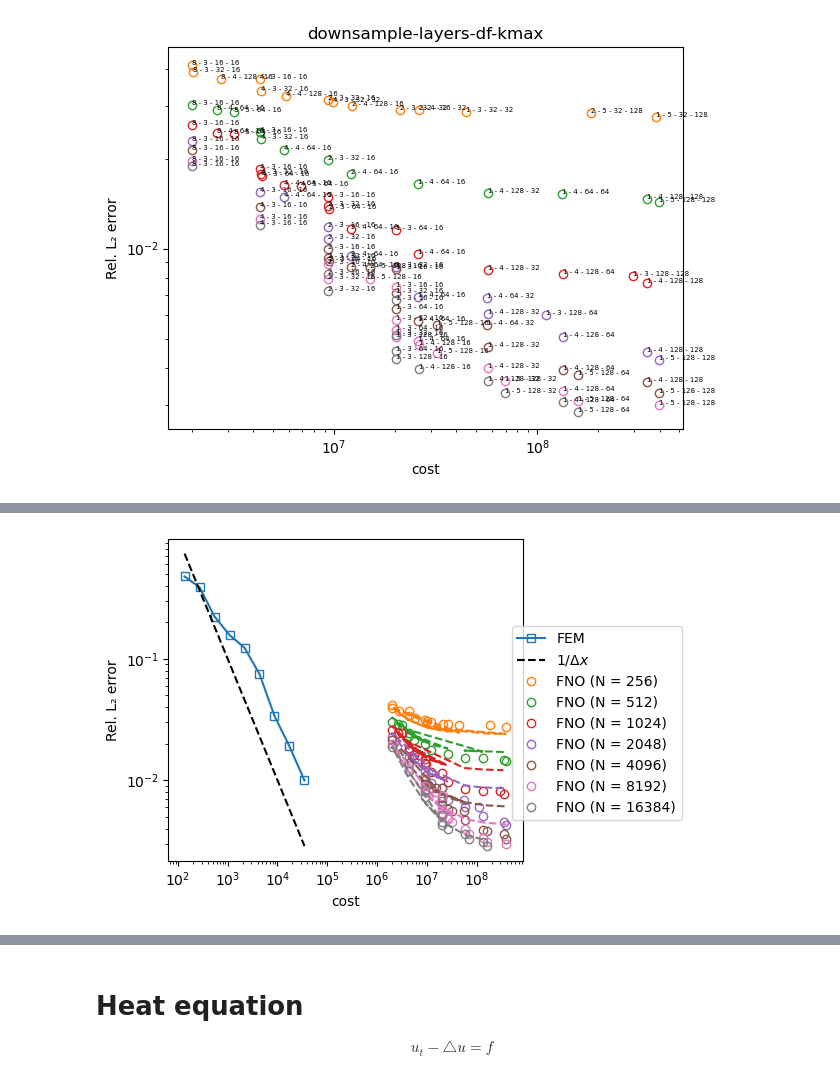
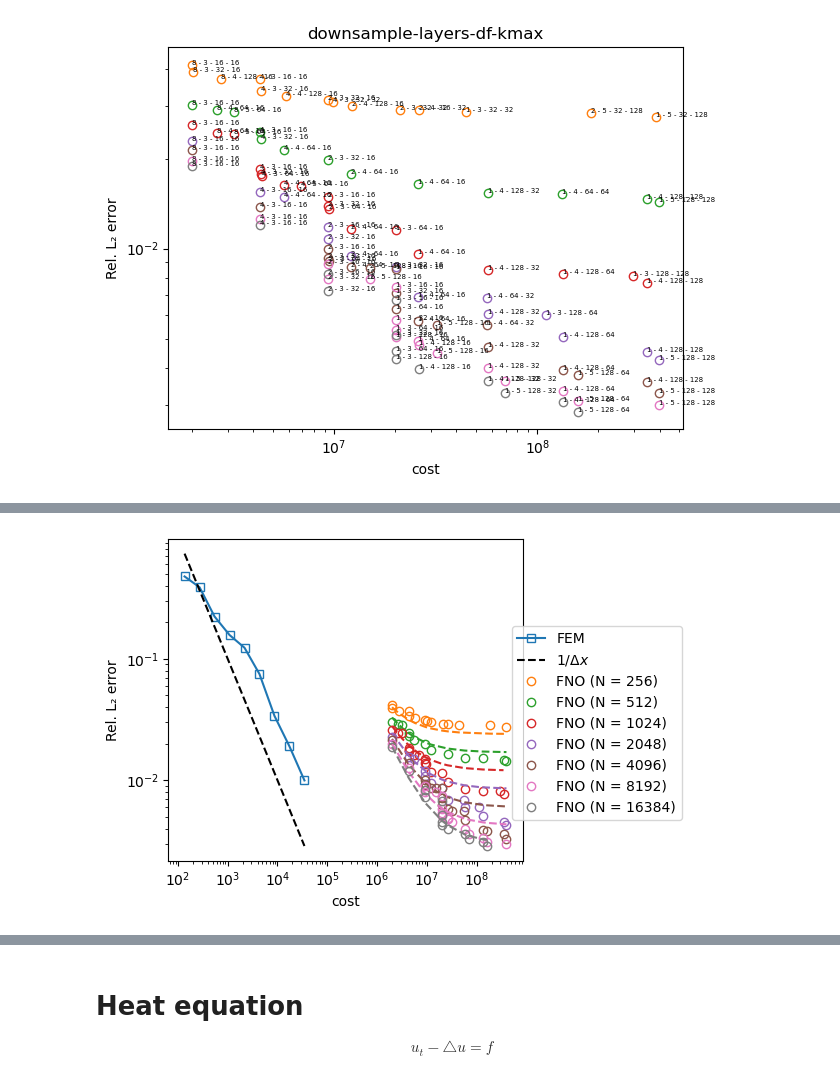
Before and after one commit to PKU-CMEGroup/NeuralOperator, a Jupyter notebook: eq1d/eq1d_na.ipynb, the cells around one changed output, grey strips where cells are left out. Saved outputs shown, nothing was run; the diff lists cells and outputs as text; code cells hidden in the pictures.

```diff
--- a/eq1d/eq1d_na.ipynb
+++ b/eq1d/eq1d_na.ipynb
@@ -154,2 +136,4 @@ data_analysis = data_analysis[1:i_data_analysis, :]
 # %% [markdown]
 # Cost-accuracy tradeoff
+# %%
+data_analysis = npzread("darcy_data_analysis.npy")
@@ -284,7 +282,13 @@ for i = 1:n_d
     PyPlot.loglog(fno_costs_pareto, fno_mean_rel_errors_pareto, "o", color = "C"*string(i), fillstyle = "none", label="FNO (N = $(n_data_array[i]))")
 
     fno_mean_rel_errors_pareto_fit = m([fno_costs_pareto fno_data_size_pareto], fit.param)
-    PyPlot.loglog(fno_costs_pareto, fno_mean_rel_errors_pareto_fit, "--", color = "C"*string(i))
+
+    temp = [fno_costs_pareto fno_mean_rel_errors_pareto_fit ]
+    temp = temp[sortperm(temp[:, 1]), :]
+    PyPlot.loglog(temp[:, 1], temp[:, 2], "--", color = "C"*string(i))
+
+
+    # PyPlot.loglog(fno_costs_pareto, fno_mean_rel_errors_pareto_fit, "--", color = "C"*string(i))
 end
 PyPlot.xlabel("cost")
 PyPlot.ylabel("Rel. L₂ error")
@@ -297 +301 @@ PyPlot.savefig("Darcy-cost-accuracy-fitting.pdf")
-[figure, old version]
+[figure, new version]
```
Also changed, not shown: parts of 28 cells of this notebook, 21 other files.
